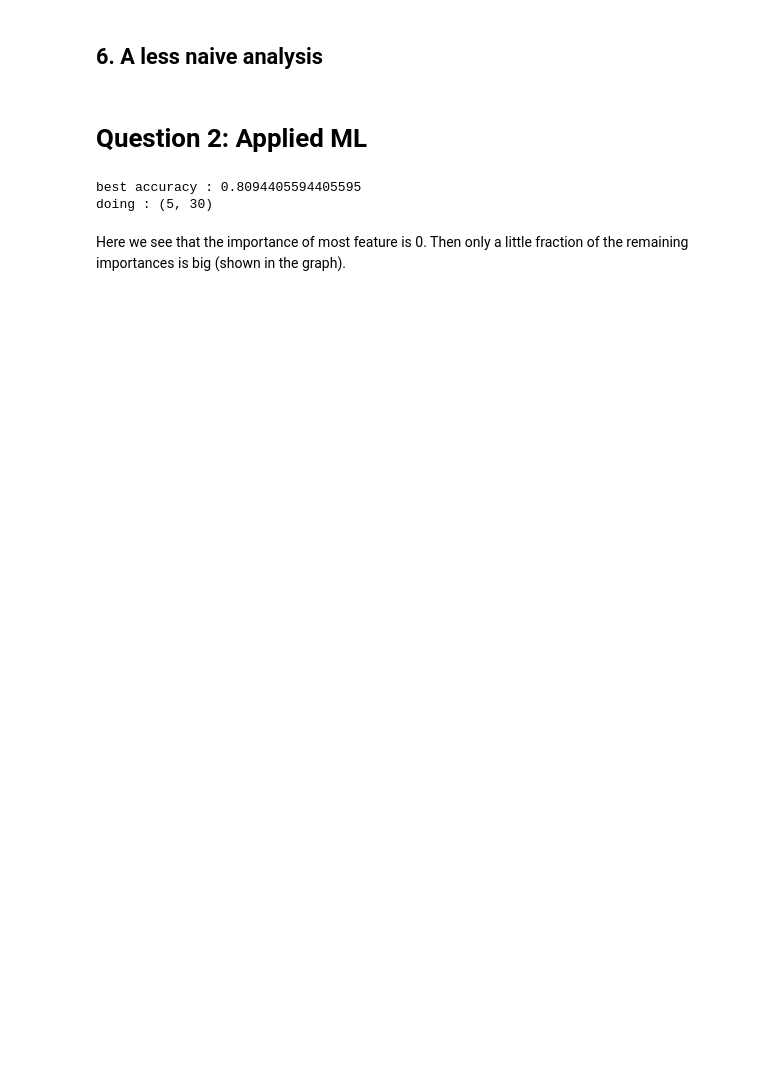
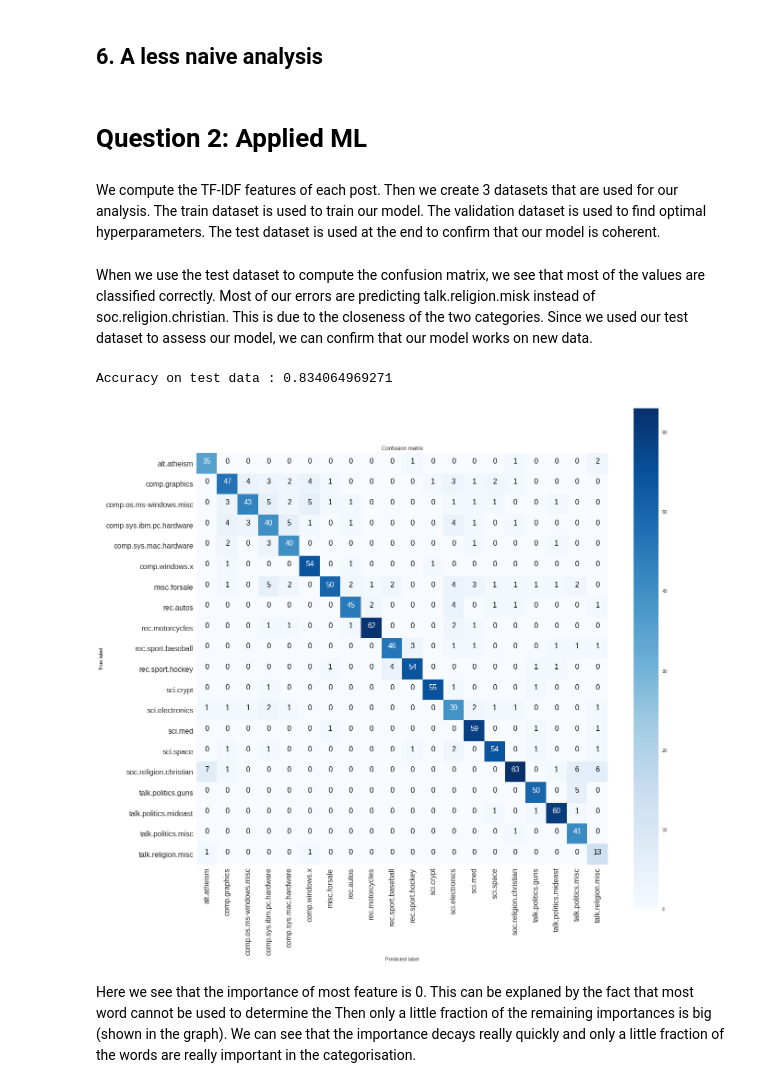
Before and after one commit to brunowicht/ada_project, a Jupyter notebook: 04 - Applied ML/Homework4.ipynb, the cells around one changed output. Drawn from its saved outputs; the diff is of its cells as text; code cells hidden in the pictures; blank space fills up the shorter version.

```diff
--- a/04 - Applied ML/Homework4.ipynb
+++ b/04 - Applied ML/Homework4.ipynb
@@ -324,6 +325,11 @@ def split_data(x, y, ratio):
     random_uniform_vector = np.random.rand(x.shape[0])
     spliter = random_uniform_vector < ratio
     return (x[spliter == True], y[spliter == True]), (x[spliter == False], y[spliter == False])
+# %% [markdown]
+We compute the TF-IDF features of each post. Then we create 3 datasets that are used for our analysis.
+The train dataset is used to train our model.
+The validation dataset is used to find optimal hyperparameters.
+The test dataset is used at the end to confirm that our model is coherent.
 # %%
 vectorizer = TfidfVectorizer()
 
@@ -335,31 +341,61 @@ X = vectorizer.fit_transform(newsgroups_train["data"])
 best_accuracy = 0.
 best_n_est = 1
 best_max_dep = 1
-best_prediction = None
 best_classifier = None
 
-for n_est in range(5, 30, 5):
-    for max_dep in range(20, 100, 10):
-        print("doing : (%s, %s)" % (n_est, max_dep), end="\r")
-        classifier = RandomForestClassifier(n_estimators=50, max_depth=100)
+for n_est in range(5, 120, 10):
+    for max_dep in range(20, 200, 20):
+        classifier = RandomForestClassifier(n_estimators=n_est, max_depth=max_dep, n_jobs=-1)
         classifier.fit(train_X, train_Y)
 
         prediction = classifier.predict(validation_X)
-        accuracy = (len(prediction) - np.count_nonzero(prediction - validation_Y)) / len(prediction)
+        accuracy = accuracy_score(validation_Y, prediction)
 
         if accuracy > best_accuracy:
-            print("best accuracy : %s" % accuracy)
             best_accuracy = accuracy
             best_n_est = n_est
             best_max_dep = max_dep
-            best_prediction = prediction
             best_classifier = classifier
-# %% [output]
-best accuracy : 0.8094405594405595
-doing : (5, 30)
+# %% [markdown]
+When we use the test dataset to compute the confusion matrix, we see that most of the values are classified correctly.
+Most of our errors are predicting talk.religion.misk instead of soc.religion.christian. This is due to the closeness of the two categories.
+Since we used our test dataset to assess our model, we can confirm that our model works on new data.
+# %%
+def plot_confusion_matrix(cm, classes, cmap=plt.cm.Blues):
+    """
+    This function plots the confusion matrix.
+    """
+    plt.rcParams["axes.grid"] = False
+    plt.figure(figsize=(20, 20))
+
+    plt.imshow(cm, cmap=cmap)
+    plt.title("Confusion matrix")
+    plt.colorbar()
+    legend_marks = np.arange(len(classes))
+    plt.xticks(legend_marks, classes, fontsize=16, rotation=90)
+    plt.yticks(legend_marks, classes, fontsize=16)
+
+    plt.ylabel('True label')
+    plt.xlabel('Predicted label')
+
+    thresh = cm.max() / 2.
+
+    for i, j in itertools.product(range(cm.shape[0]), range(cm.shape[1])):
+        plt.text(j, i, format(cm[i, j], 'd'),
+                 horizontalalignment="center",
+                 color="white" if cm[i, j] > thresh else "black", fontsize=16)
+
+test_prediction = best_classifier.predict(test_X)
+
+plot_confusion_matrix(confusion_matrix(test_prediction, test_Y), newsgroups_train.target_names)
+print("Accuracy on test data : %s" % accuracy_score(test_prediction, test_Y))
+# %% [output]
+Accuracy on test data : 0.834064969271
+[figure, added]
 # %% [markdown]
-Here we see that the importance of most feature is 0.
+Here we see that the importance of most feature is 0. This can be explaned by the fact that most word cannot be used to determine the
 Then only a little fraction of the remaining importances is big (shown in the graph).
+We can see that the importance decays really quickly and only a little fraction of the words are really important in the categorisation.
 # %%
 non_zero_importance_count = np.count_nonzero(best_classifier.feature_importances_)
 zero_importance_count = best_classifier.feature_importances_.shape[0] - non_zero_importance_count
```
Also changed, not shown: parts of 6 cells of this notebook.
